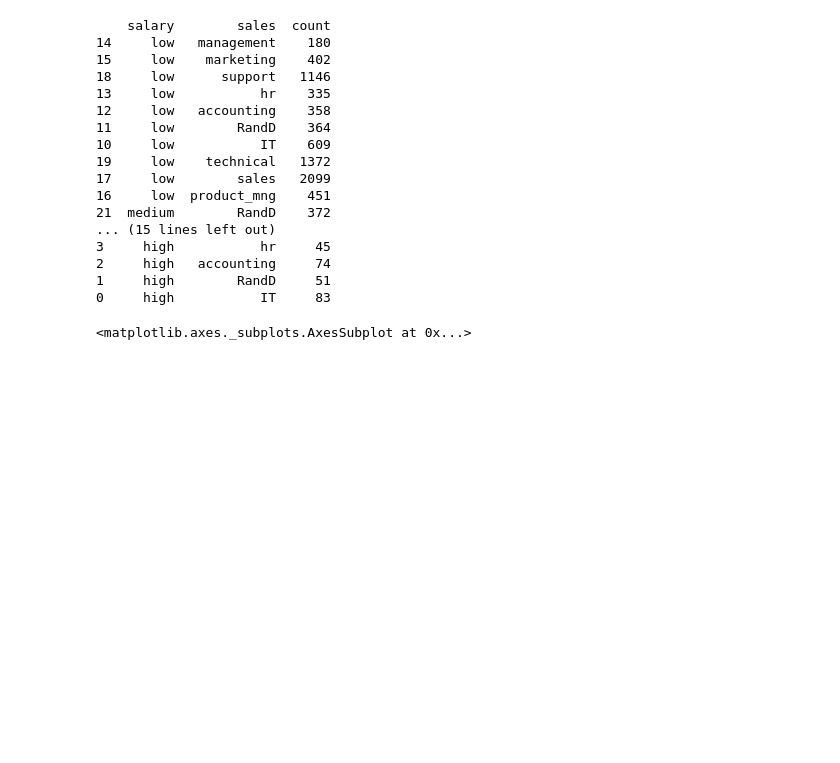
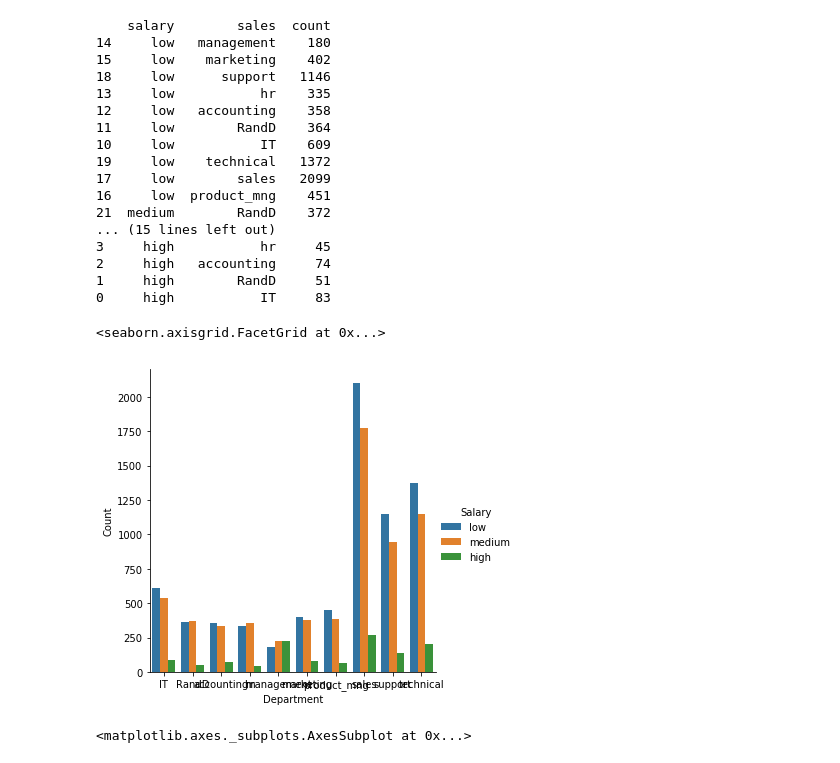
Before and after one commit to Ilmetov/Netology_ilmetov, a Jupyter notebook: Ter_Ver_And_Stat/Stat_final_test/stat_final_ilmetov.ipynb, the cells around one changed output. Saved outputs shown, nothing was run; the diff lists cells and outputs as text; code cells hidden in the pictures; blank space fills up the shorter version.

```diff
--- a/Ter_Ver_And_Stat/Stat_final_test/stat_final_ilmetov.ipynb
+++ b/Ter_Ver_And_Stat/Stat_final_test/stat_final_ilmetov.ipynb
@@ -271,6 +271,13 @@ print(hr_saldept_count)
 2     high   accounting     74
 1     high        RandD     51
 0     high           IT     83
+# %%
+ff=hr.groupby(['sales', 'salary']).size().reset_index()
+ff.columns=['Department','Salary','Count']
+sns.catplot(x='Department',y='Count',data=ff,kind='bar',hue='Salary',hue_order=['low','medium','high'])
+# %% [output]
+<seaborn.axisgrid.FacetGrid at 0x...>
+[figure, added]
 # %%
 fig, ax1 = plt.subplots(figsize=(10, 10))
 
```
Also changed, not shown: parts of 8 cells of this notebook.
